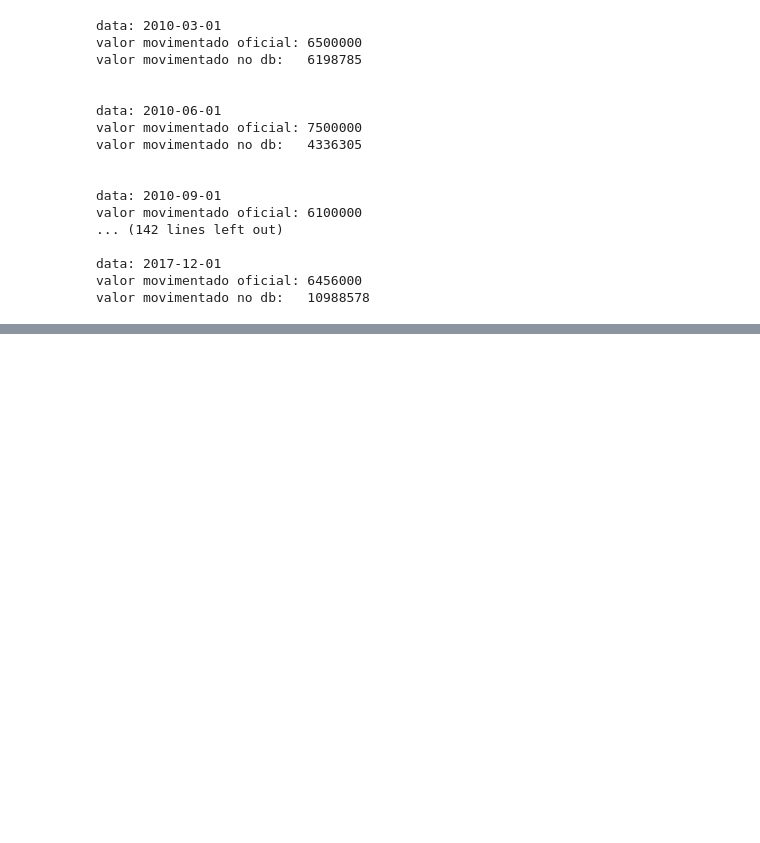
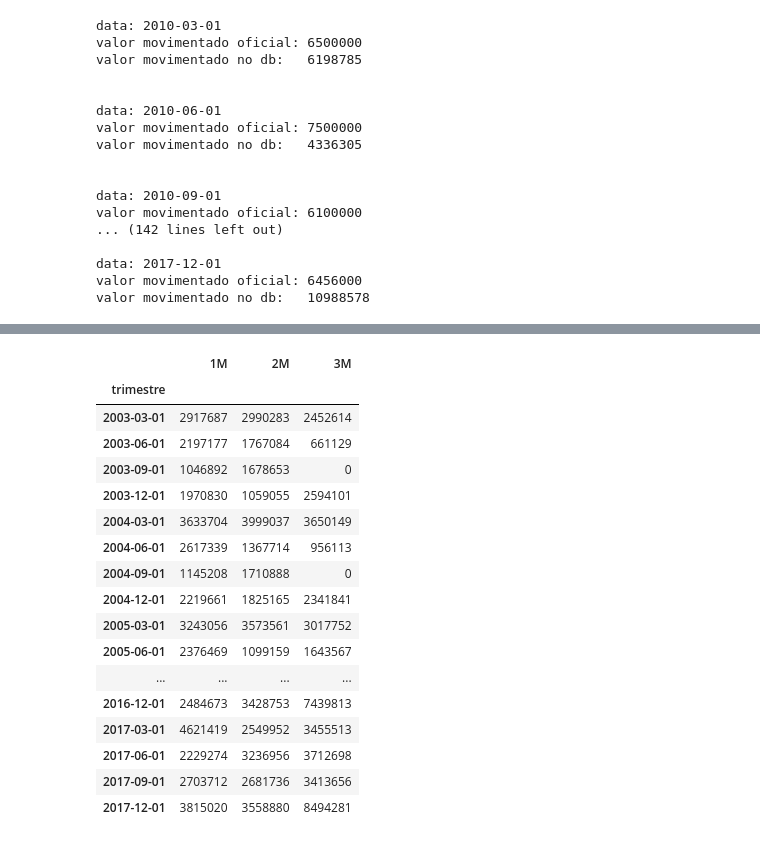
Before and after one commit to raffOps/data-analysis, a Jupyter notebook: data analysis.ipynb, the cells around one changed output, grey strips where cells are left out. Saved outputs shown, nothing was run; the diff lists cells and outputs as text; code cells hidden in the pictures; blank space fills up the shorter version.

```diff
--- a/data analysis.ipynb
+++ b/data analysis.ipynb
@@ -126,0 +165,40 @@ valor movimentado no db:   10988578
+# %%
+g = grendene_db
+anos = list(range(2003,2018))
+trimestres = [3, 6, 9, 12]
+balanco_mensal = pd.DataFrame(columns=["1M","2M","3M" ,"trimestre"])
+mes3 = (lambda exportacao: exportacao[2] if len(exportacao) == 3 else 0)
+for ano in anos:
+    for trimestre in trimestres:
+        trimestre_ = datetime(ano, trimestre, 1)
+        tabela_tr = g[(g.data <= trimestre_) &
+                      (g.data > trimestre_ - oper_date.relativedelta(months=3))]
+        #g -= tabela_tr
+        exportacao = tabela_tr.groupby("data").quantidade.sum()
+        balanco_mensal = balanco_mensal.append(
+                    {"1M": exportacao[0],
+                    "2M": exportacao[1],
+                     "3M": mes3(exportacao),
+                     "trimestre": trimestre_ }, ignore_index=True)
+# %%
+balanco_mensal.set_index("trimestre",inplace=True)
+balanco_mensal
+# %% [output]
+|  | 1M | 2M | 3M |
+| trimestre |  |  |  |
+| 2003-03-01 | 2917687 | 2990283 | 2452614 |
+| 2003-06-01 | 2197177 | 1767084 | 661129 |
+| 2003-09-01 | 1046892 | 1678653 | 0 |
+| 2003-12-01 | 1970830 | 1059055 | 2594101 |
+| 2004-03-01 | 3633704 | 3999037 | 3650149 |
+| 2004-06-01 | 2617339 | 1367714 | 956113 |
+| 2004-09-01 | 1145208 | 1710888 | 0 |
+| 2004-12-01 | 2219661 | 1825165 | 2341841 |
+| 2005-03-01 | 3243056 | 3573561 | 3017752 |
+| 2005-06-01 | 2376469 | 1099159 | 1643567 |
+| ... | ... | ... | ... |
+| 2016-12-01 | 2484673 | 3428753 | 7439813 |
+| 2017-03-01 | 4621419 | 2549952 | 3455513 |
+| 2017-06-01 | 2229274 | 3236956 | 3712698 |
+| 2017-09-01 | 2703712 | 2681736 | 3413656 |
+| 2017-12-01 | 3815020 | 3558880 | 8494281 |
```
Also changed, not shown: parts of 22 cells of this notebook, 3 other files.
